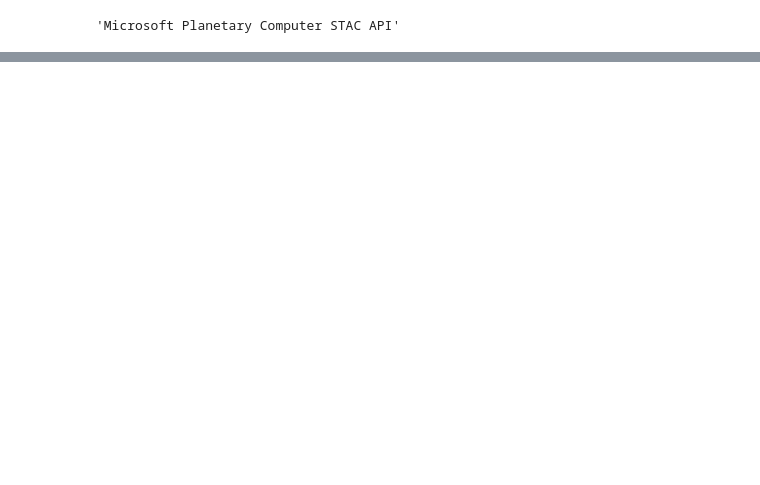
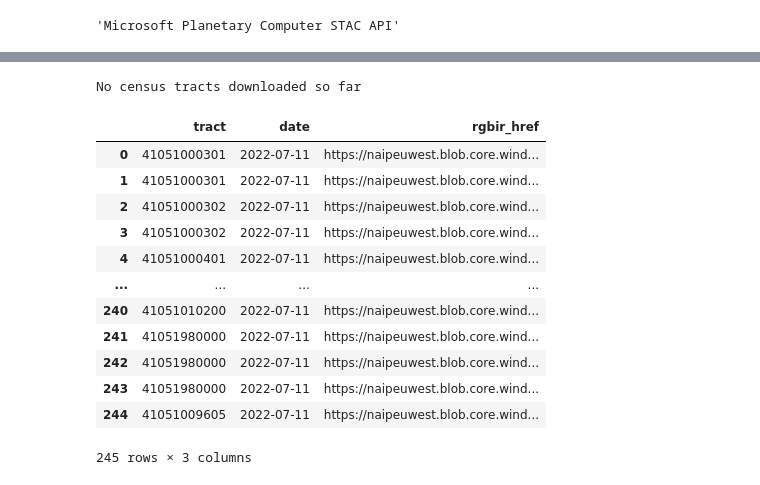
Before and after one commit to earthlab-education/big-data-BioNCphilic, a Jupyter notebook: portland-data.ipynb, the cells around one changed output, grey strips where cells are left out. Cells and saved outputs as stored; diff of their text form; code cells hidden in the pictures; blank space fills up the shorter version.

```diff
--- a/portland-data.ipynb
+++ b/portland-data.ipynb
@@ -104,6 +104,11 @@ po_tract_gdf.head()
 # %%
 # Set up a path for asthma data
 cdc_path = os.path.join(data_dir, 'asthma.csv')
+
+# Download the census tracts (only once)
+if not os.path.exists(tract_path):
+    tract_url = ('https://data.cdc.gov/download/x7zy-2xmx/application%2Fzip')
+    tract_gdf = gpd.read_file(tract_url)
 
 # Download asthma data (only once)
 if not os.path.exists(cdc_path):
@@ -125,7 +130,7 @@ if not os.path.exists(cdc_path):
         [[
             'year', 'tract',
             'asthma', 'asthma_ci_low', 'asthma_ci_high', 'data_value_unit',
-            'totalpopulation', 'totalpop18plus'
+            'totalpopulation', 'totalpop18plus', 'geolocation'
         ]]
     )
     cdc_df.to_csv(cdc_path, index=False)
@@ -229,7 +198,7 @@ e84_catalog.title
 tract_area_gdf = tract_cdc_gdf.to_crs(4326)
 
 # Define a path to save NDVI stats
-ndvi_stats_path = os.path.join(data_dir, 'portland-ndvi-stats.csv')
+ndvi_stats_path = os.path.join(data_dir, 'po-ndvi-stats.csv')
 
 # Check for existing data - do not access duplicate tracts
 downloaded_tracts = []
@@ -253,7 +222,7 @@ No census tracts downloaded so far
 tract_latlon_gdf = tract_cdc_gdf.to_crs(4326)
 
 # Define a path to save NDVI stats
-ndvi_stats_path = os.path.join(data_dir, 'asthma.csv')
+ndvi_stats_path = os.path.join(data_dir, 'po_ndvi_stats.csv')
 
 # Check for existing data - do not access duplicate tracts
 downloaded_tracts = []
@@ -279,35 +248,50 @@ for i, tract_values in tqdm(tract_latlon_gdf.iterrows()):
                 naip_search = e84_catalog.search(
                     collections=["naip"],
                     intersects=shapely.to_geojson(tract_values.geometry),
-                    datetime="2021"
+                    datetime="2022"
                 )
 
                 # Build dataframe with tracts and tile urls
                 scene_dfs.append(pd.DataFrame(dict(
                     tract=tract,
                     date=[pd.to_datetime(scene.datetime).date()
                           for scene in naip_search.items()],
                     rgbir_href=[scene.assets['image'].href for scene in naip_search.items()],
                 )))
 
                 break
             # Try again in case of an APIError
             except pystac_client.exceptions.APIError:
                 print(
                     f'Could not connect with STAC server. '
                     f'Retrying tract {tract}...')
                 time.sleep(2)
                 i += 1
                 continue
 
 # Concatenate the url dataframes
 if scene_dfs:
     scene_df = pd.concat(scene_dfs).reset_index(drop=True)
 else:
     scene_df = None
 
 # Preview the URL DataFrame
 scene_df
+# %% [output]
+No census tracts downloaded so far
+|  | tract | date | rgbir_href |
+| 0 | 41051000301 | 2022-07-11 | https://naipeuwest.blob.core.wind... |
+| 1 | 41051000301 | 2022-07-11 | https://naipeuwest.blob.core.wind... |
+| 2 | 41051000302 | 2022-07-11 | https://naipeuwest.blob.core.wind... |
+| 3 | 41051000302 | 2022-07-11 | https://naipeuwest.blob.core.wind... |
+| 4 | 41051000401 | 2022-07-11 | https://naipeuwest.blob.core.wind... |
+| ... | ... | ... | ... |
+| 240 | 41051010200 | 2022-07-11 | https://naipeuwest.blob.core.wind... |
+| 241 | 41051980000 | 2022-07-11 | https://naipeuwest.blob.core.wind... |
+| 242 | 41051980000 | 2022-07-11 | https://naipeuwest.blob.core.wind... |
+| 243 | 41051980000 | 2022-07-11 | https://naipeuwest.blob.core.wind... |
+| 244 | 41051009605 | 2022-07-11 | https://naipeuwest.blob.core.wind... |
+245 rows × 3 columns
 # %%
 # Skip this step if data are already downloaded
 if not scene_df is None:
```
Also changed, not shown: parts of 7 cells of this notebook, 1 other file.
